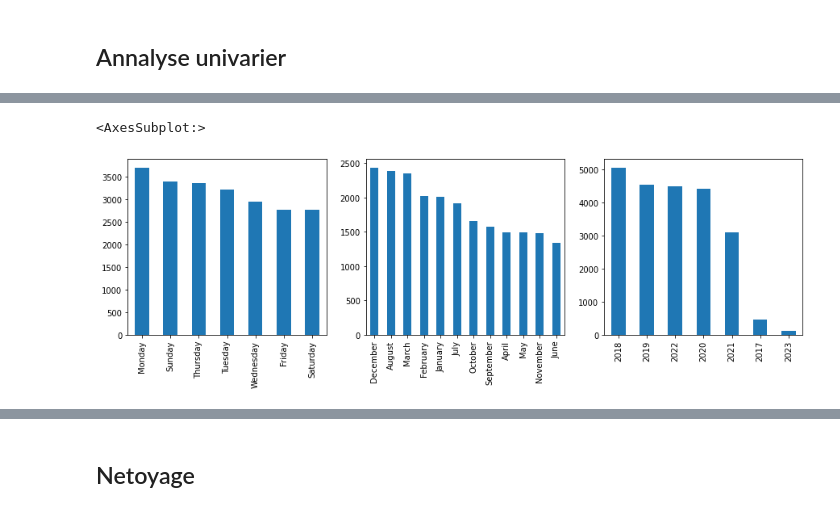
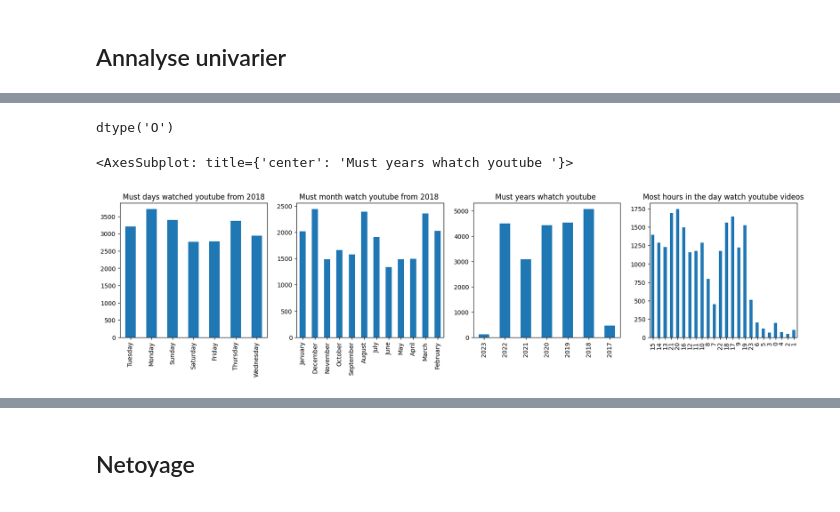
Before and after one commit to helmi75/youtube_video_analyse, a Jupyter notebook: notbook_analyse_youtube_video_account.ipynb, the cells around one changed output, grey strips where cells are left out. Drawn from its saved outputs; the diff is of its cells as text; code cells hidden in the pictures.

```diff
--- a/notbook_analyse_youtube_video_account.ipynb
+++ b/notbook_analyse_youtube_video_account.ipynb
@@ -12,8 +12,8 @@ import pandas as pd
 import matplotlib.pyplot as plt
 import seaborn as sns
 # %%
-df_hist_search = pd.read_json("Historique des recherches.json")
-df_whatch_history = pd.read_json("watch-history.json")
+df_hist_search = pd.read_json("data/historic_data_research.json")
+df_whatch_history = pd.read_json("data/watch_history_data.json")
 # %% [markdown]
 ## df_hist_search
 # %%
@@ -172,3 +172,4 @@ df_whatch_history["time"] = pd.to_datetime(df_whatch_history["time"])
 df_whatch_history["month"] = df_whatch_history["time"].apply(lambda x: x.month_name())
 df_whatch_history["day"] = df_whatch_history["time"].apply(lambda x: x.day_name())
 df_whatch_history["year"] = df_whatch_history["time"].apply(lambda x: x.year)
+df_whatch_history["hour"] = df_whatch_history["time"].apply(lambda x: x.hour)
@@ -175,11 +203,16 @@ df_whatch_history["year"] = df_whatch_history["time"].apply(lambda x: x.year)
+# %%
+df_whatch_history["day"].dtype
+# %% [output]
+dtype('O')
 # %%
-fig, (ax1, ax2, ax3) = plt.subplots(1, 3, figsize=(15, 4))
-df_whatch_history["day"].value_counts().plot.bar(ax=ax1, )
-df_whatch_history["month"].value_counts().plot.bar(ax=ax2)
-df_whatch_history["year"].value_counts().plot.bar(ax=ax3)
+fig, (ax1, ax2, ax3, ax4) = plt.subplots(1, 4, figsize=(20, 4))
+df_whatch_history["day"].value_counts(ascending=True, sort=False).plot.bar(ax=ax1, title="Must days watched youtube from 2018")
+df_whatch_history["hour"].value_counts(ascending=True, sort=False).plot.bar(ax=ax4, title="Most hours in the day watch youtube videos" )
+df_whatch_history["month"].value_counts(ascending=True, sort=False).plot.bar(ax=ax2, title="Must month watch youtube from 2018 ")
+df_whatch_history["year"].value_counts(ascending=True, sort=False).plot.bar(ax=ax3,title="Must years whatch youtube " )
 # %% [output]
-<AxesSubplot:>
+<AxesSubplot: title={'center': 'Must years whatch youtube '}>
-[figure, old version]
+[figure, new version]
 # %%
 df_whatch_history["year"].value_counts().plot.bar()
 # %% [output]
```
Also changed, not shown: parts of 5 cells of this notebook, 1 other file.
